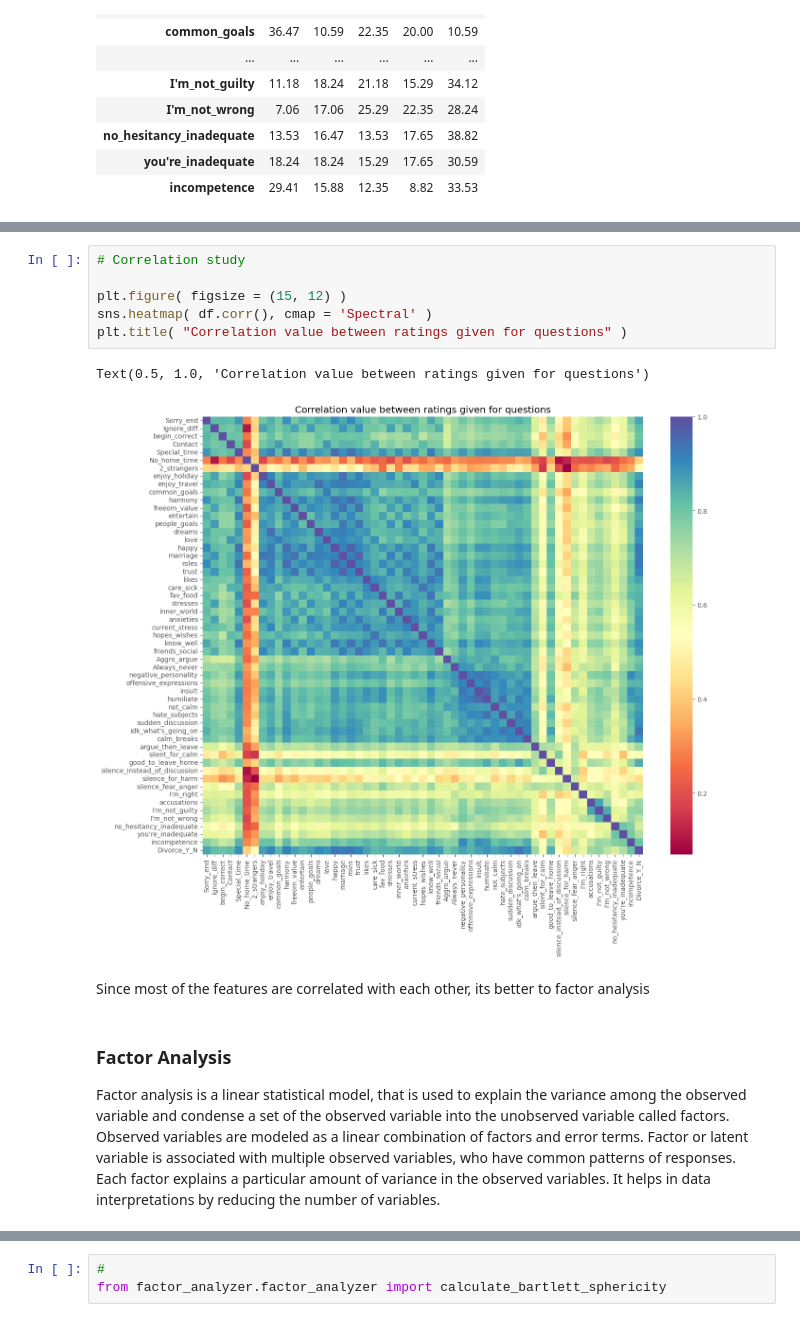
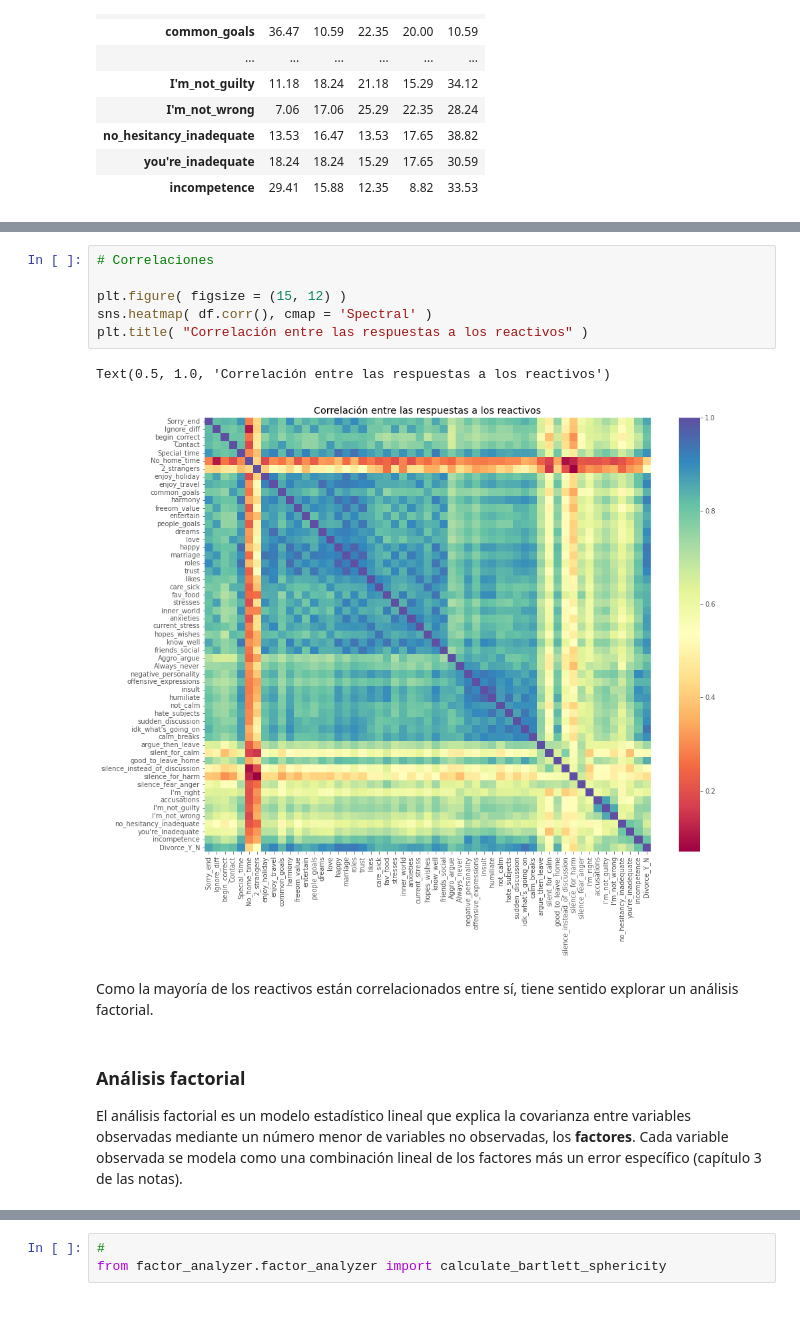
Before and after one commit to benjov/Multivariante-II-2026-Tec, a Jupyter notebook: 03 Factor Analysis/02 Divorce/divorce_prediction_with_factor_analysis.ipynb, the cells around one changed output, grey strips where cells are left out. Saved outputs shown, nothing was run; the diff lists cells and outputs as text.

```diff
--- a/03 Factor Analysis/02 Divorce/divorce_prediction_with_factor_analysis.ipynb
+++ b/03 Factor Analysis/02 Divorce/divorce_prediction_with_factor_analysis.ipynb
@@ -204,18 +203,18 @@ df.corr()
 | incompetence | 0.768522 | 0.728897 | 0.673012 | 0.698264 | 0.836799 | 0.292428 | 0.347493 | ... |
 | Divorce_Y_N | 0.861324 | 0.820774 | 0.806709 | 0.819583 | 0.893180 | 0.420913 | 0.544835 | ... |
 # %%
-# Correlation study
+# Correlaciones
 
 plt.figure( figsize = (15, 12) )
 sns.heatmap( df.corr(), cmap = 'Spectral' )
-plt.title( "Correlation value between ratings given for questions" )
+plt.title( "Correlación entre las respuestas a los reactivos" )
 # %% [output]
-Text(0.5, 1.0, 'Correlation value between ratings given for questions')
+Text(0.5, 1.0, 'Correlación entre las respuestas a los reactivos')
-[figure, old version]
+[figure, new version]
 # %% [markdown]
-Since most of the features are correlated with each other, its better to factor analysis
+Como la mayoría de los reactivos están correlacionados entre sí, tiene sentido explorar un análisis factorial.
 # %% [markdown]
-### Factor Analysis
+### Análisis factorial
 
-Factor analysis is a linear statistical model, that is used to explain the variance among the observed variable and condense a set of the observed variable into the unobserved variable called factors. Observed variables are modeled as a linear combination of factors and error terms. Factor or latent variable is associated with multiple observed variables, who have common patterns of responses. Each factor explains a particular amount of variance in the observed variables. It helps in data interpretations by reducing the number of variables.
+El análisis factorial es un modelo estadístico lineal que explica la covarianza entre variables observadas mediante un número menor de variables no observadas, los **factores**. Cada variable observada se modela como una combinación lineal de los factores más un error específico (capítulo 3 de las notas).
 # %% [markdown]
```
Also changed, not shown: parts of 40 cells of this notebook, 13 other files.
